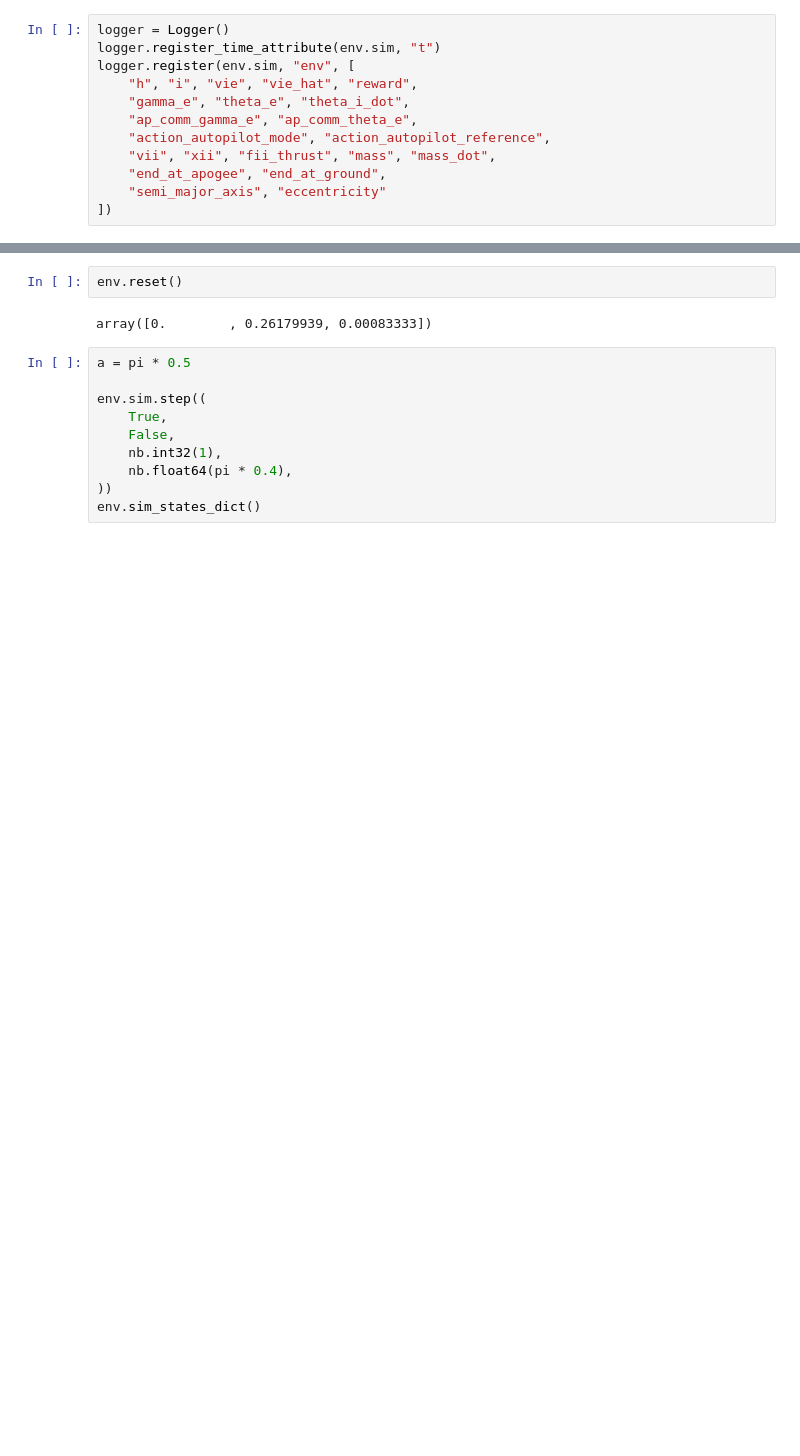
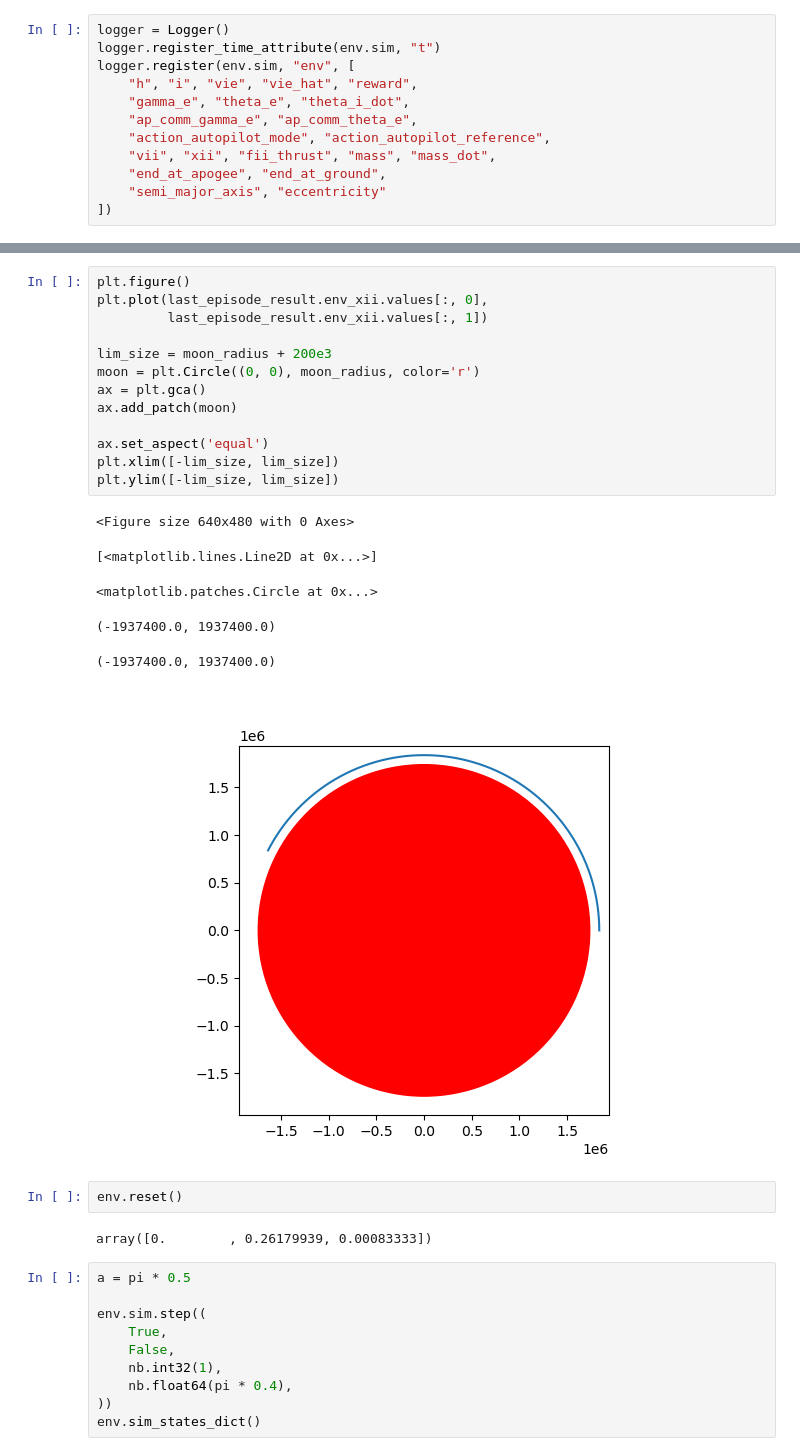
Before and after one commit to aarondewindt/thesis, a Jupyter notebook: code/trajectory_optimization_1/work/rl_suborbital/0_test_environment.ipynb, the cells around one changed output, grey strips where cells are left out. Saved outputs shown, nothing was run; the diff lists cells and outputs as text; blank space fills up the shorter version.

```diff
--- a/code/trajectory_optimization_1/work/rl_suborbital/0_test_environment.ipynb
+++ b/code/trajectory_optimization_1/work/rl_suborbital/0_test_environment.ipynb
@@ -133,3 +141,23 @@ plt.plot(last_episode_result.env_xii.values[:, 0], last_episode_result.env_xii.v
+# %%
+plt.figure()
+plt.plot(last_episode_result.env_xii.values[:, 0],
+         last_episode_result.env_xii.values[:, 1])
+
+lim_size = moon_radius + 200e3
+moon = plt.Circle((0, 0), moon_radius, color='r')
+ax = plt.gca()
+ax.add_patch(moon)
+
+ax.set_aspect('equal')
+plt.xlim([-lim_size, lim_size])
+plt.ylim([-lim_size, lim_size])
+# %% [output]
+<Figure size 640x480 with 0 Axes>
+[<matplotlib.lines.Line2D at 0x...>]
+<matplotlib.patches.Circle at 0x...>
+(-1937400.0, 1937400.0)
+(-1937400.0, 1937400.0)
+[figure, added]
 # %%
 env.reset()
 # %% [output]
```
Also changed, not shown: parts of 9 cells of this notebook, 1 other file.
